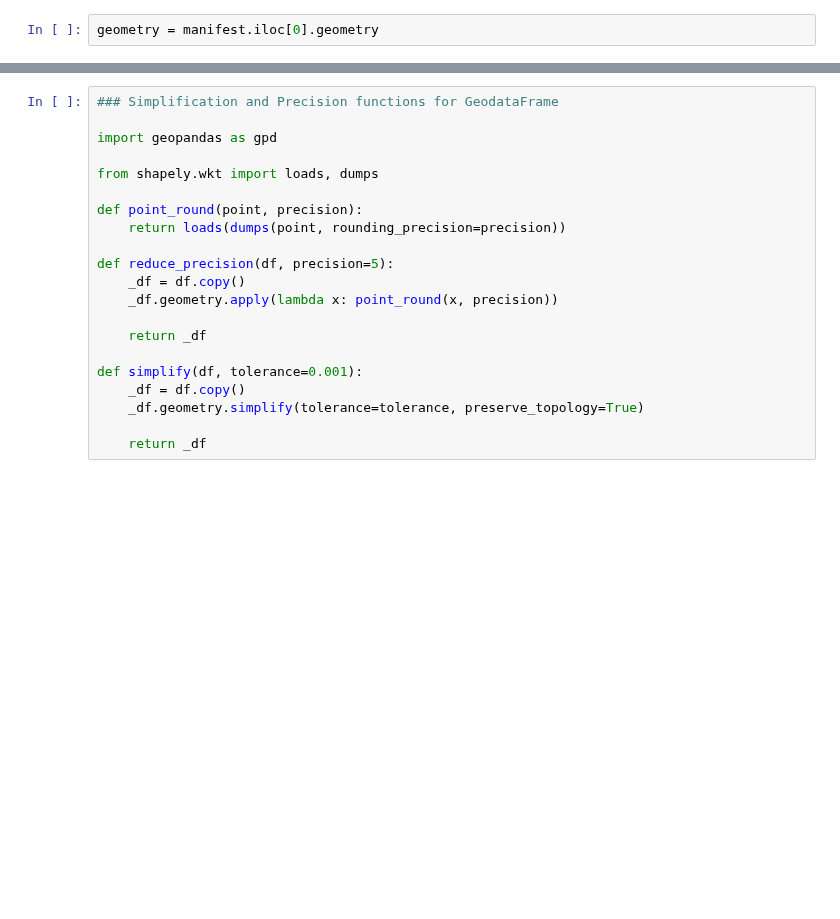
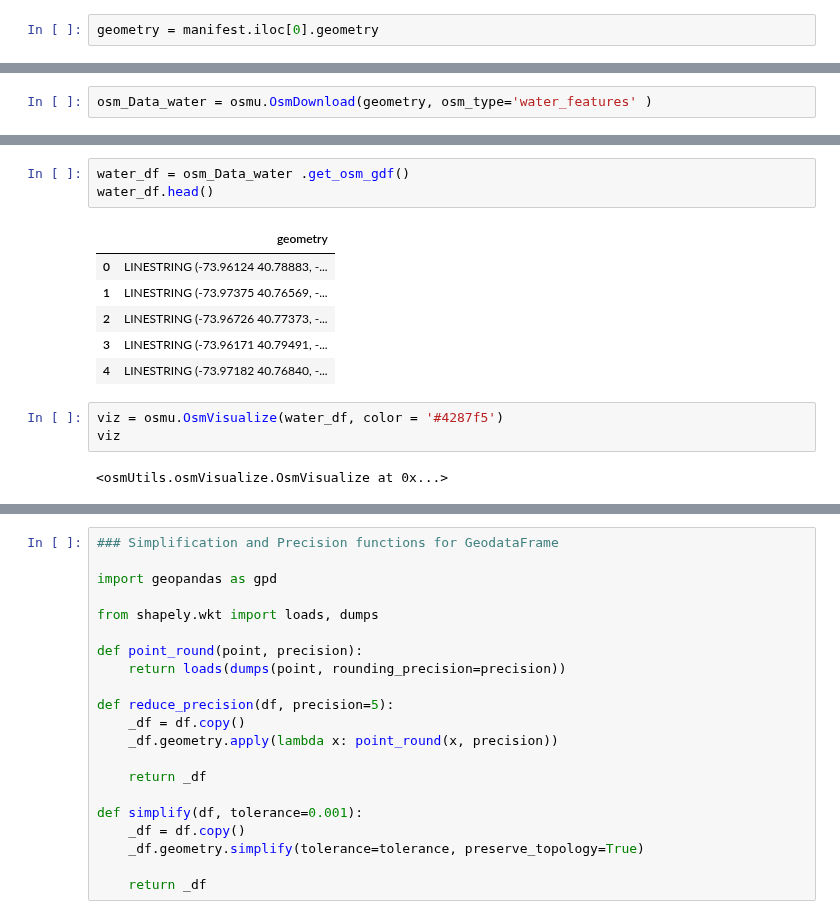
Before and after one commit to vizzTools/osmUtils, a Jupyter notebook: osmUtils_prototype.ipynb, the cells around one changed output, grey strips where cells are left out. Drawn from its saved outputs; the diff is of its cells as text; blank space fills up the shorter version.

```diff
--- a/osmUtils_prototype.ipynb
+++ b/osmUtils_prototype.ipynb
@@ -99,0 +101,2 @@ osm_df.head()
+# %%
+osm_Data_water = osmu.OsmDownload(geometry, osm_type='water_features' )
@@ -99,0 +117,15 @@ osm_df.head()
+# %%
+water_df = osm_Data_water .get_osm_gdf()
+water_df.head()
+# %% [output]
+|  | geometry |
+| 0 | LINESTRING (-73.96124 40.78883, -... |
+| 1 | LINESTRING (-73.97375 40.76569, -... |
+| 2 | LINESTRING (-73.96726 40.77373, -... |
+| 3 | LINESTRING (-73.96171 40.79491, -... |
+| 4 | LINESTRING (-73.97182 40.76840, -... |
+# %%
+viz = osmu.OsmVisualize(water_df, color = '#4287f5')
+viz
+# %% [output]
+<osmUtils.osmVisualize.OsmVisualize at 0x...>
```
Also changed, not shown: parts of 25 cells of this notebook, 2 other files.
